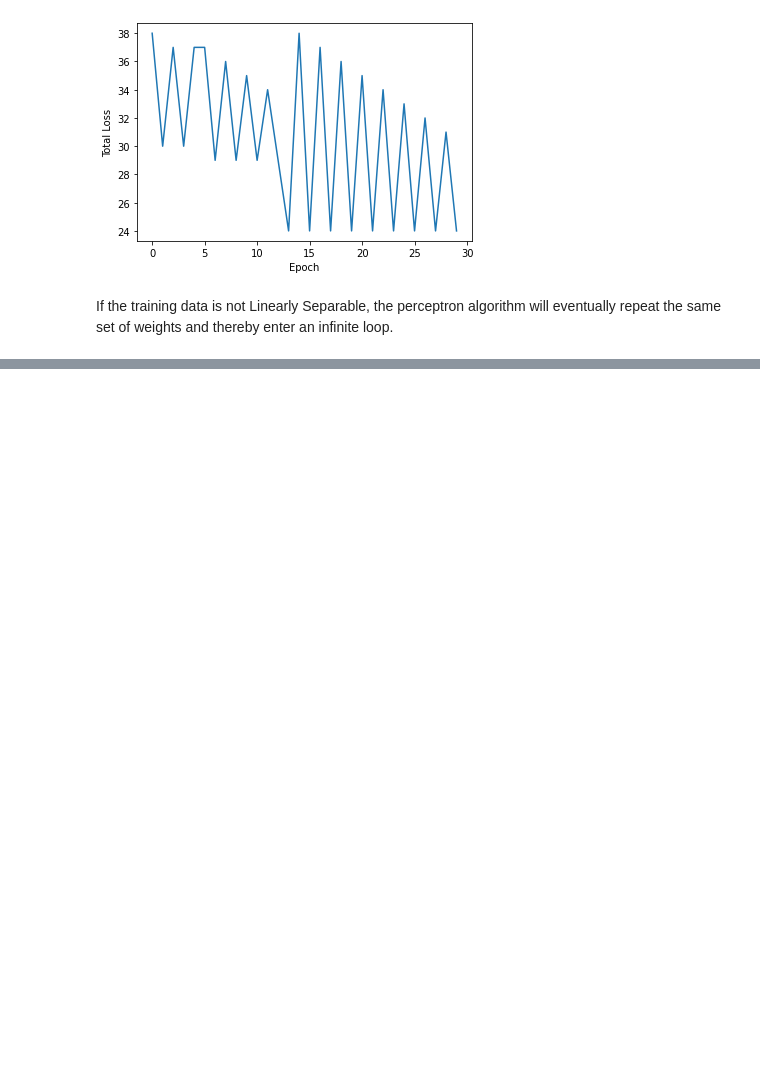
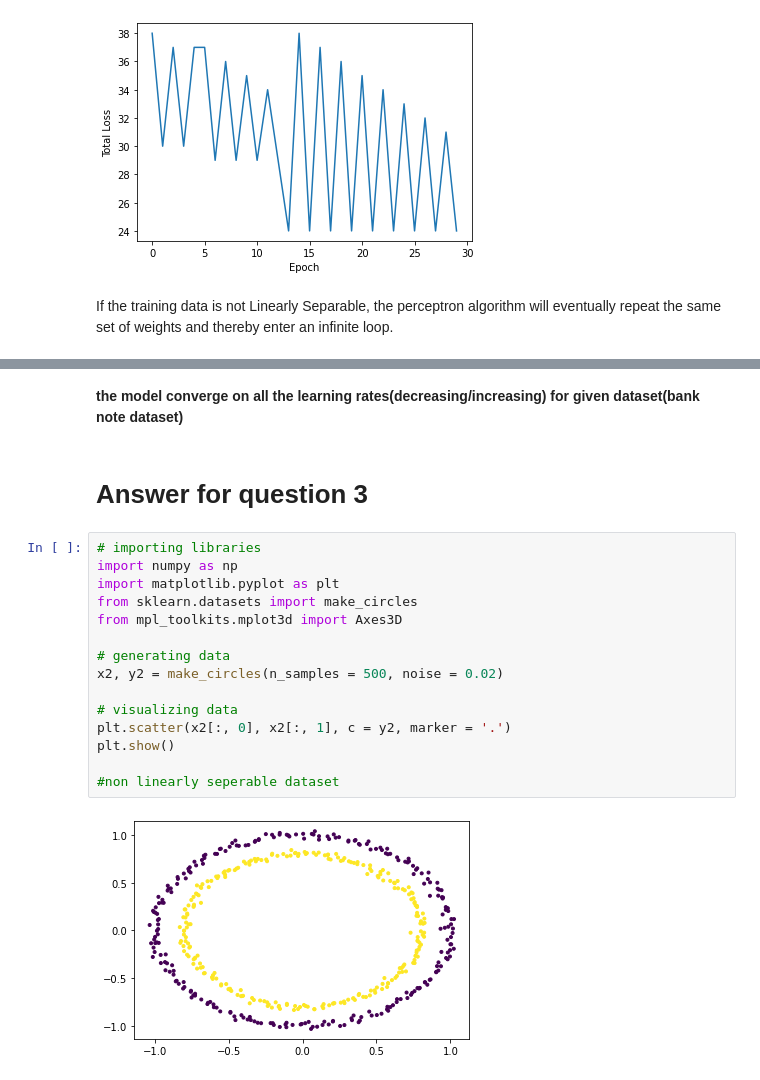
Before and after one commit to CHANDINIADARI/FMML_COURSE_ASSIGNMENT, a Jupyter notebook: FMML_Module4_Lab1.ipynb, the cells around one changed output, grey strips where cells are left out. Cells and saved outputs as stored; diff of their text form; blank space fills up the shorter version.

```diff
--- a/FMML_Module4_Lab1.ipynb
+++ b/FMML_Module4_Lab1.ipynb
@@ -172 +248,22 @@ X_train, X_test, y_train, y_test = train_test_split(X, y, test_size=0.2)
+# %% [markdown]
+**the model converge on all the learning rates(decreasing/increasing) for given dataset(bank note dataset)**
+# %% [markdown]
+# Answer for question 3
+# %%
+# importing libraries
+import numpy as np
+import matplotlib.pyplot as plt
+from sklearn.datasets import make_circles
+from mpl_toolkits.mplot3d import Axes3D
+
+# generating data
+x2, y2 = make_circles(n_samples = 500, noise = 0.02)
+
+# visualizing data
+plt.scatter(x2[:, 0], x2[:, 1], c = y2, marker = '.')
+plt.show()
+
+#non linearly seperable dataset
+# %% [output]
+[figure, added]
 # %%
```
Also changed, not shown: parts of 23 cells of this notebook.
